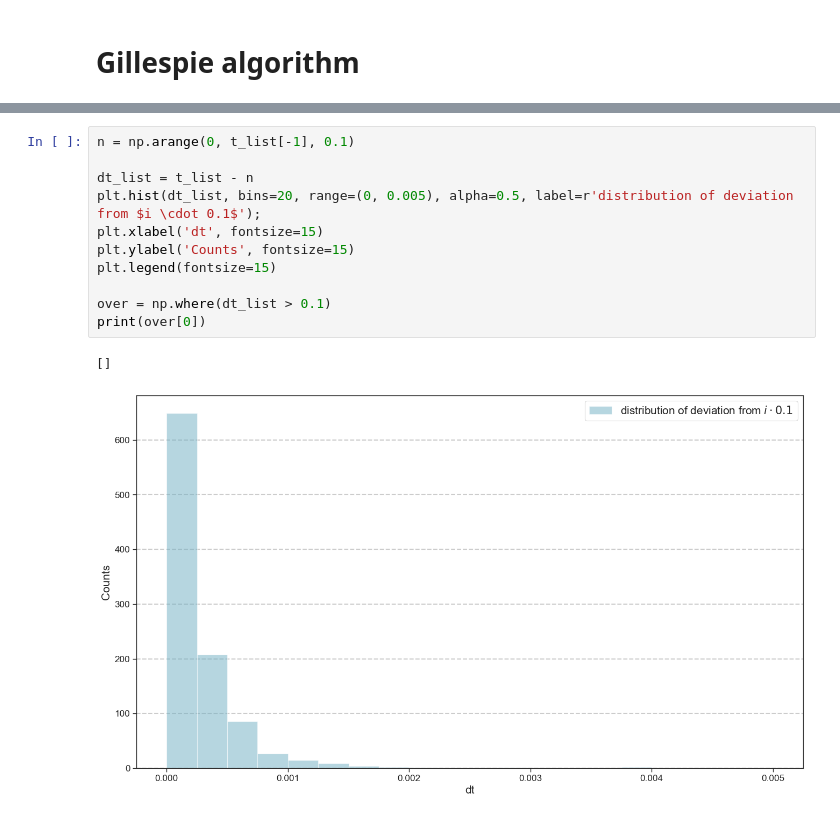
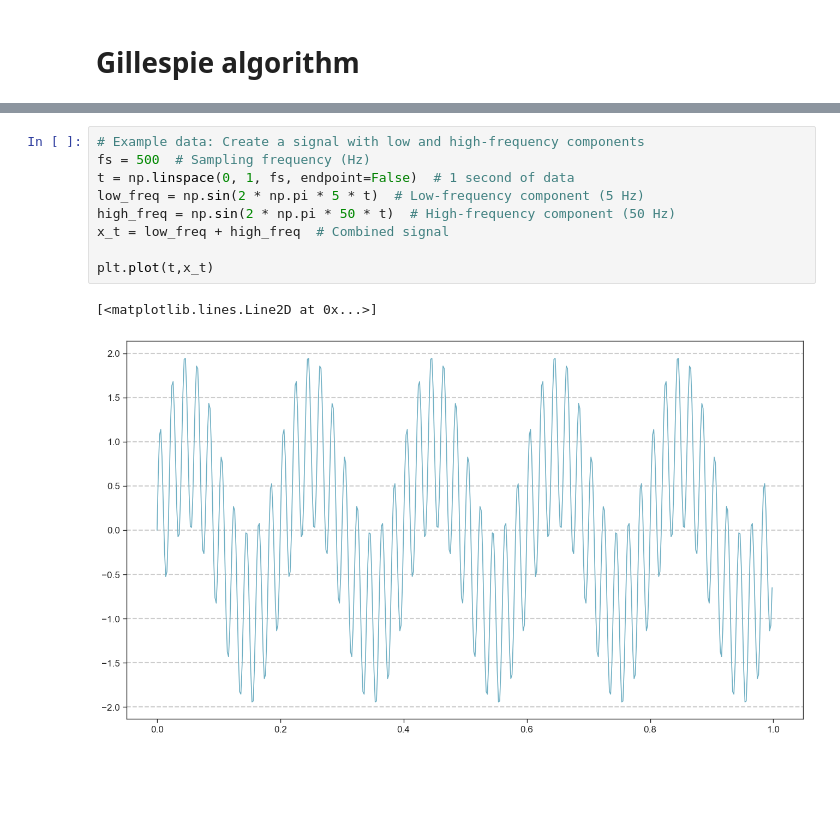
Before and after one commit to nielsdavidsen/PUK_2024, a Jupyter notebook: puk_start.ipynb, the cells around one changed output, grey strips where cells are left out. Cells and saved outputs as stored; diff of their text form; blank space fills up the shorter version.

```diff
--- a/puk_start.ipynb
+++ b/puk_start.ipynb
@@ -463,14 +531,12 @@ ax[1].text(50, 1100, f'$\mu_f$ = {y_freq_est:.4f}', fontsize=15);
-# %%
-n = np.arange(0, t_list[-1], 0.1)
-
-dt_list = t_list - n
-plt.hist(dt_list, bins=20, range=(0, 0.005), alpha=0.5, label=r'distribution of deviation from $i \cdot 0.1$');
-plt.xlabel('dt', fontsize=15)
-plt.ylabel('Counts', fontsize=15)
-plt.legend(fontsize=15)
-
-over = np.where(dt_list > 0.1)
-print(over[0])
-# %% [output]
-[]
-[figure, removed]
+# %%
+# Example data: Create a signal with low and high-frequency components
+fs = 500  # Sampling frequency (Hz)
+t = np.linspace(0, 1, fs, endpoint=False)  # 1 second of data
+low_freq = np.sin(2 * np.pi * 5 * t)  # Low-frequency component (5 Hz)
+high_freq = np.sin(2 * np.pi * 50 * t)  # High-frequency component (50 Hz)
+x_t = low_freq + high_freq  # Combined signal
+
+plt.plot(t,x_t)
+# %% [output]
+[<matplotlib.lines.Line2D at 0x...>]
+[figure, added]
```
Also changed, not shown: parts of 12 cells of this notebook.
